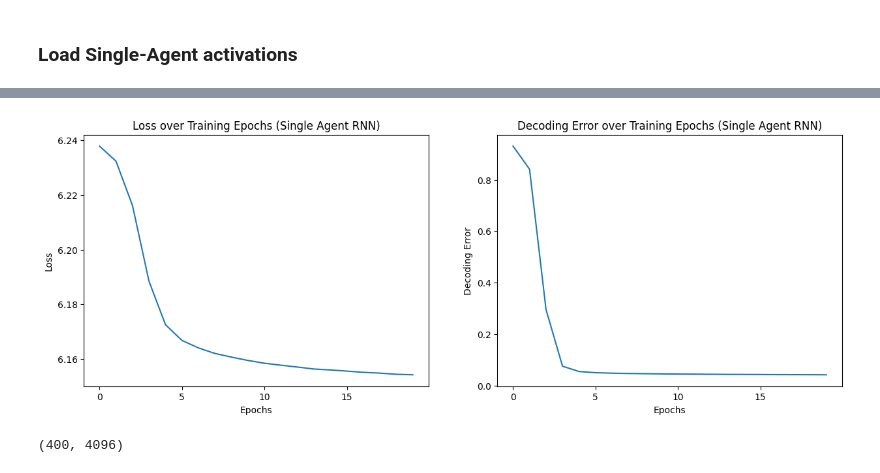
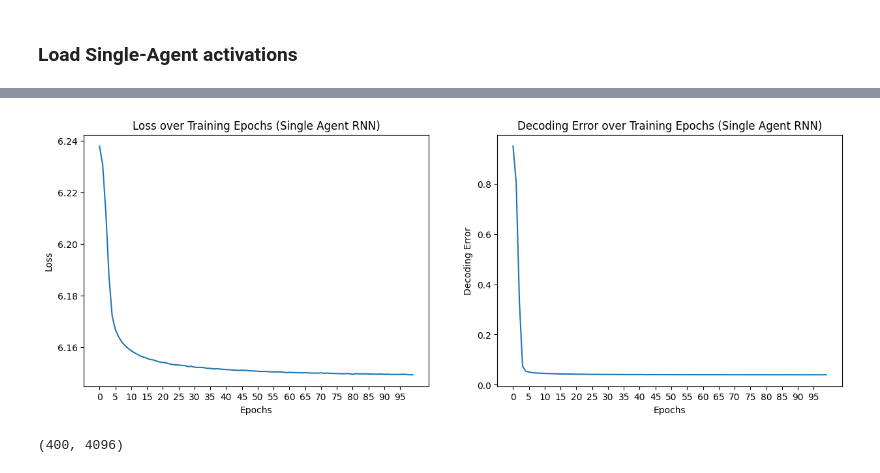
Before and after one commit to geometric-intelligence/neurometry, a Jupyter notebook: tutorials/071_application_dual_agent_rnns.ipynb, the cells around one changed output, grey strips where cells are left out. Drawn from its saved outputs; the diff is of its cells as text; code cells hidden in the pictures.

```diff
--- a/tutorials/071_application_dual_agent_rnns.ipynb
+++ b/tutorials/071_application_dual_agent_rnns.ipynb
@@ -30,20 +26,23 @@ os.getcwd()
 # %%
+parent_dir = path
+# model_folder = "Single agent path integration high res/Seed 0"
+# single_model_parameters = "steps_20_batch_200_RNN_4096_relu_rf_012_DoG_True_periodic_False_lr_00001_weight_decay_1e-06"
+
 # parent_dir = "/scratch/facosta/rnn_grid_cells"
-parent_dir = path
-single_model_folder = "Single agent path integration high res/Seed 0"
+single_model_folder = "Single agent path integration/Seed 1 weight decay 1e-06"
 single_model_parameters = "steps_20_batch_200_RNN_4096_relu_rf_012_DoG_True_periodic_False_lr_00001_weight_decay_1e-06"
+# model_folder = "Dual agent path integration disjoint PCs/Seed 1 weight decay 1e-06"
+
 single_file_path = os.path.join(
     parent_dir, single_model_folder, single_model_parameters
 )
 
 
-epochs = ["final"]
+epochs = [85]
 
 (
     single_agent_activations,
     single_agent_rate_maps,
     single_agent_state_points,
-    single_agent_positions,
-    single_agent_gs,
 ) = load_activations(epochs, single_file_path, version="single", verbose=True)
 # %% [output]
@@ -69,35 +67,35 @@ plot_rate_map(
 # %%
 loss_path = os.path.join(
     parent_dir, single_model_folder, single_model_parameters, "loss.npy"
 )
 loss = np.load(loss_path)
 loss_aggregated = np.mean(loss.reshape(-1, 1000), axis=1)
 
 decoding_error_path = os.path.join(
     parent_dir, single_model_folder, single_model_parameters, "decoding_error.npy"
 )
 
 decoding_error = np.load(decoding_error_path)
 decoding_error_aggregated = np.mean(decoding_error.reshape(-1, 1000), axis=1)
 
 fig, axs = plt.subplots(1, 2, figsize=(15, 5))
 
-epochs = list(range(0, 20))
+epochs = list(range(0, 100))
 axs[0].plot(epochs, loss_aggregated)
 axs[0].set_xlabel("Epochs")
 axs[0].set_ylabel("Loss")
 axs[0].set_title("Loss over Training Epochs (Single Agent RNN)")
 
 axs[0].set_xticks(epochs[::5])
 
 axs[1].plot(epochs, decoding_error_aggregated)
 axs[1].set_xlabel("Epochs")
 axs[1].set_ylabel("Decoding Error")
 axs[1].set_title("Decoding Error over Training Epochs (Single Agent RNN)")
 
 axs[1].set_xticks(epochs[::5]);
 # %% [output]
-[figure, old version]
+[figure, new version]
 # %%
 representations = []
 
```
Also changed, not shown: parts of 25 cells of this notebook, 8 other files.
